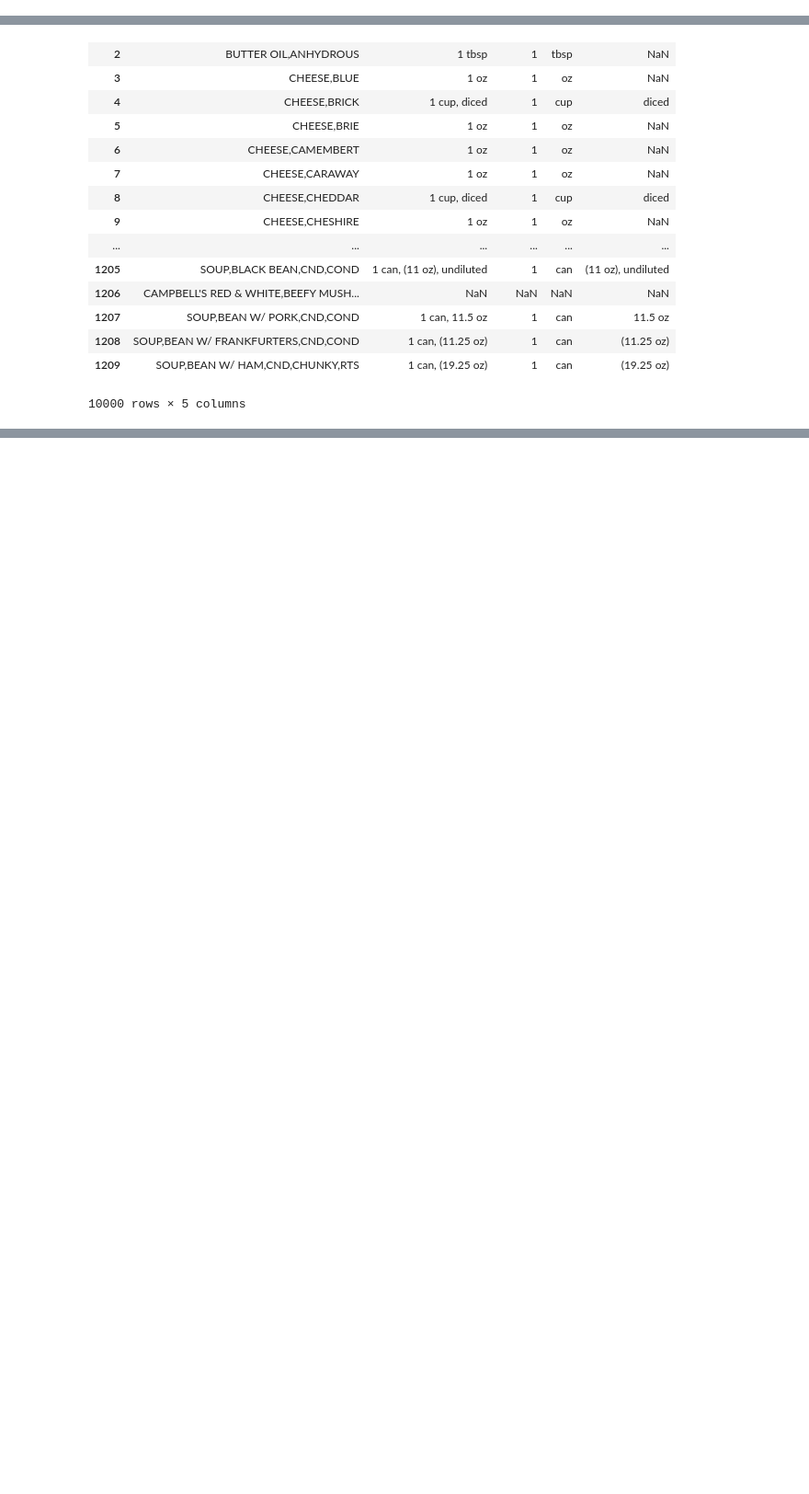
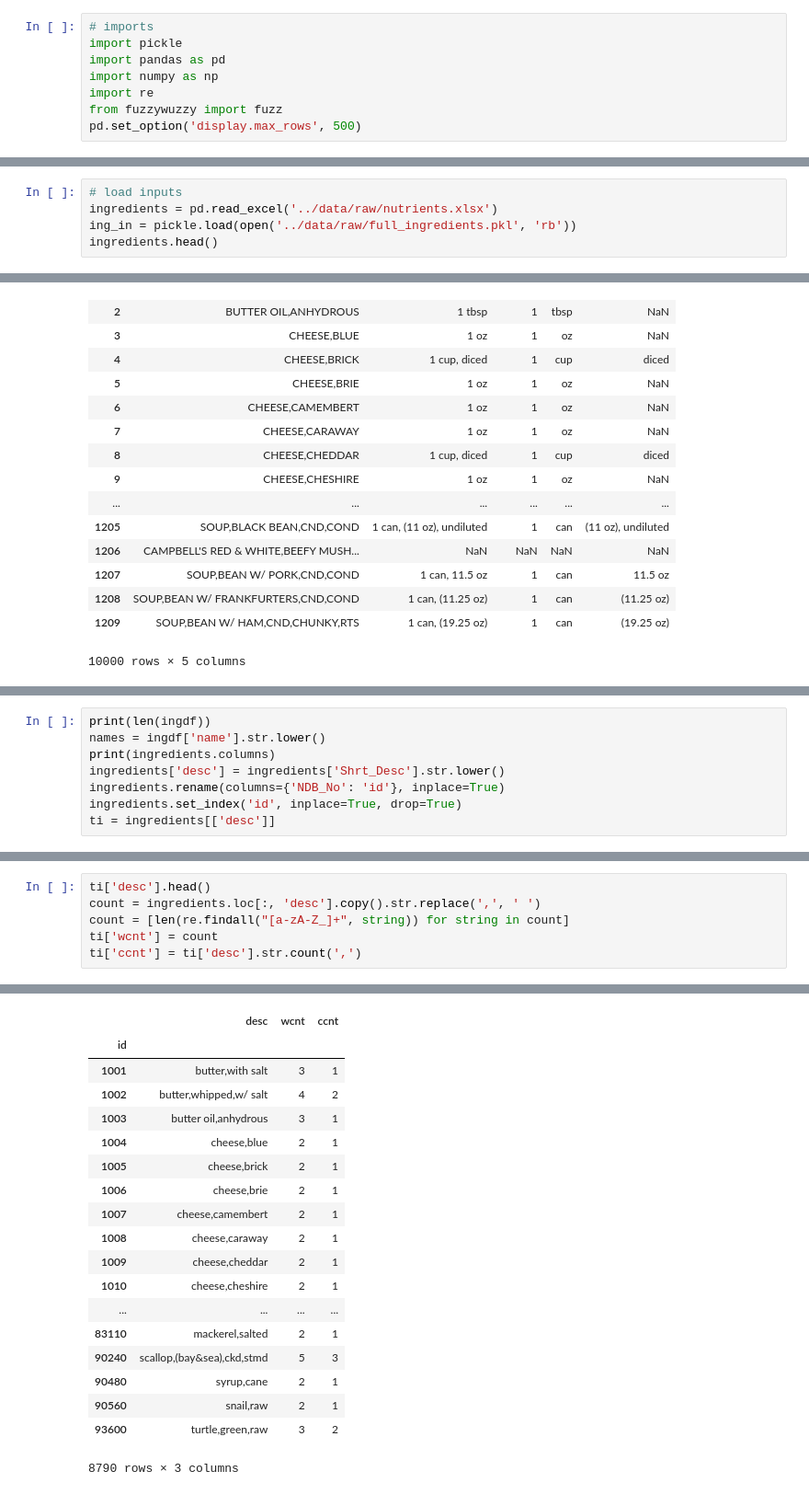
Before and after one commit to aliceedeng/SmartFridge, a Jupyter notebook: data_processing/join_review.ipynb, the cells around one changed output, grey strips where cells are left out. Shown at 92% size. Cells and saved outputs as stored; diff of their text form; blank space fills up the shorter version.

```diff
--- a/data_processing/join_review.ipynb
+++ b/data_processing/join_review.ipynb
@@ -9,3 +1,11 @@ import pandas as pd
+# %%
+# imports
+import pickle
+import pandas as pd
+import numpy as np
+import re
+from fuzzywuzzy import fuzz
+pd.set_option('display.max_rows', 500)
 # %%
 ### Debugging test
 Dict = {
@@ -49,0 +69,5 @@ ingredients.head()
+# %%
+# load inputs
+ingredients = pd.read_excel('../data/raw/nutrients.xlsx')
+ing_in = pickle.load(open('../data/raw/full_ingredients.pkl', 'rb'))
+ingredients.head()
@@ -103,0 +191,8 @@ unit_set
+# %%
+print(len(ingdf))
+names = ingdf['name'].str.lower()
+print(ingredients.columns)
+ingredients['desc'] = ingredients['Shrt_Desc'].str.lower()
+ingredients.rename(columns={'NDB_No': 'id'}, inplace=True)
+ingredients.set_index('id', inplace=True, drop=True)
+ti = ingredients[['desc']]
@@ -103,0 +215,7 @@ unit_set
+# %%
+ti['desc'].head()
+count = ingredients.loc[:, 'desc'].copy().str.replace(',', ' ')
+count = [len(re.findall("[a-zA-Z_]+", string)) for string in count]
+ti['wcnt'] = count
+ti['ccnt'] = ti['desc'].str.count(',')
+# %% [output]
@@ -103,0 +232,19 @@ unit_set
+|  | desc | wcnt | ccnt |
+| id |  |  |  |
+| 1001 | butter,with salt | 3 | 1 |
+| 1002 | butter,whipped,w/ salt | 4 | 2 |
+| 1003 | butter oil,anhydrous | 3 | 1 |
+| 1004 | cheese,blue | 2 | 1 |
+| 1005 | cheese,brick | 2 | 1 |
+| 1006 | cheese,brie | 2 | 1 |
+| 1007 | cheese,camembert | 2 | 1 |
+| 1008 | cheese,caraway | 2 | 1 |
+| 1009 | cheese,cheddar | 2 | 1 |
+| 1010 | cheese,cheshire | 2 | 1 |
+| ... | ... | ... | ... |
+| 83110 | mackerel,salted | 2 | 1 |
+| 90240 | scallop,(bay&sea),ckd,stmd | 5 | 3 |
+| 90480 | syrup,cane | 2 | 1 |
+| 90560 | snail,raw | 2 | 1 |
+| 93600 | turtle,green,raw | 3 | 2 |
+8790 rows × 3 columns
```
Also changed, not shown: parts of 21 cells of this notebook, 6 other files.
